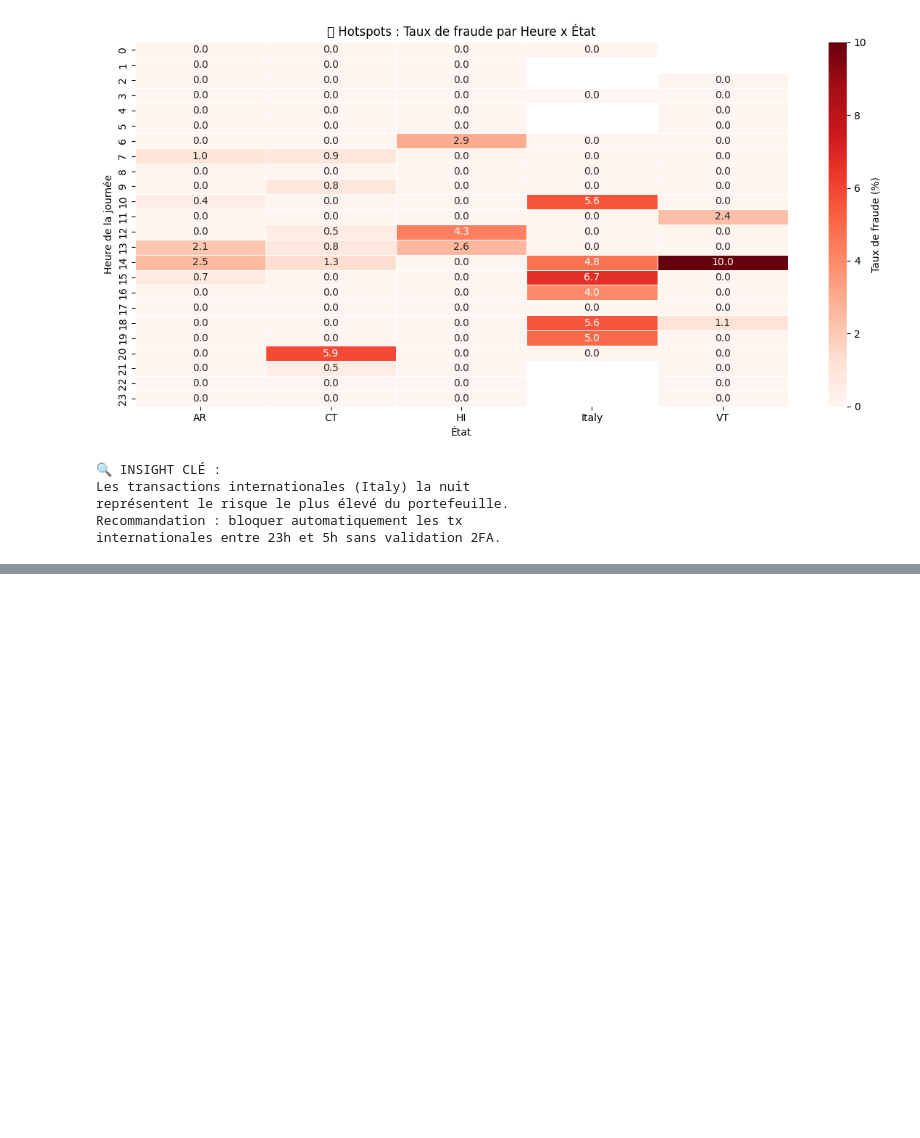
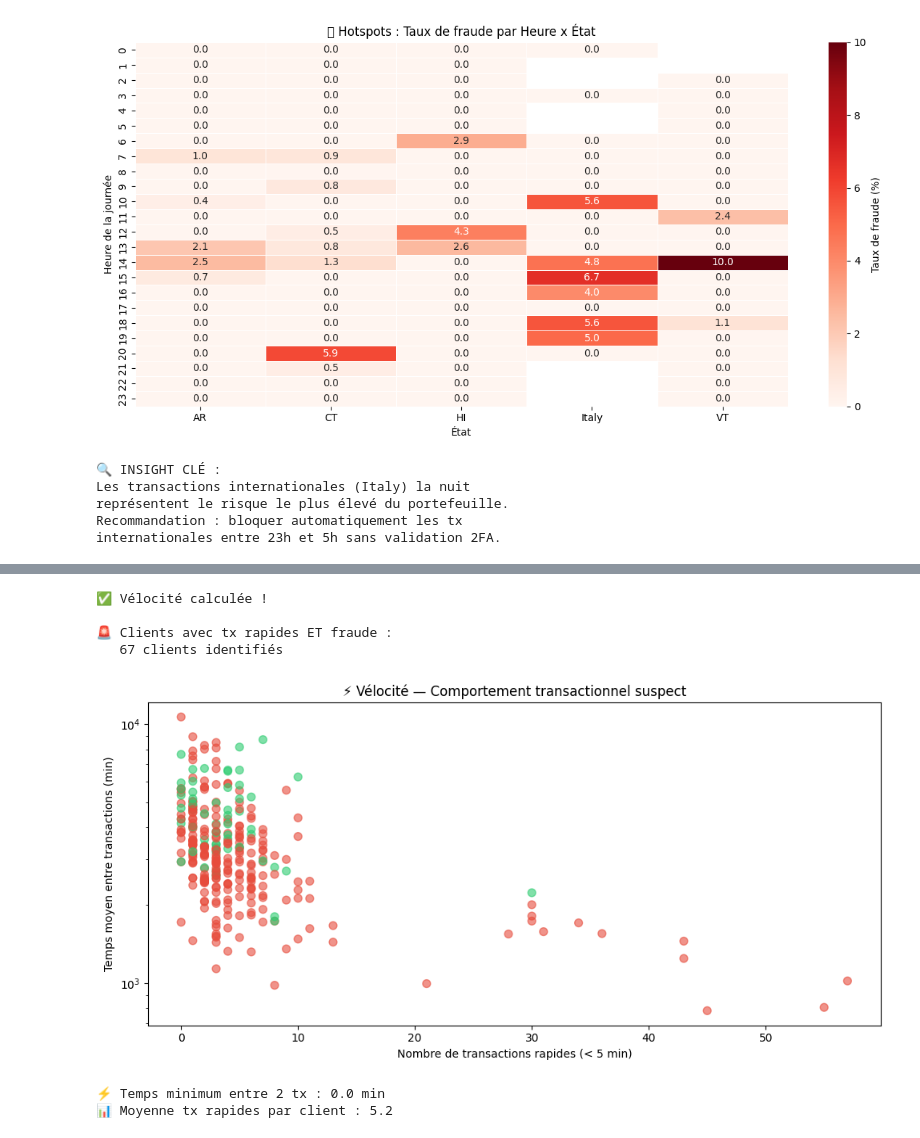
Before and after one commit to ccsnafi/Aurora_Bank_Fraud_Detection, a Jupyter notebook: Aurora_Bank_Fraud_Detection.ipynb, the cells around one changed output, grey strips where cells are left out. Saved outputs shown, nothing was run; the diff lists cells and outputs as text; code cells hidden in the pictures; blank space fills up the shorter version.

```diff
--- a/Aurora_Bank_Fraud_Detection.ipynb
+++ b/Aurora_Bank_Fraud_Detection.ipynb
@@ -623,0 +744,57 @@ shap.summary_plot(shap_values, X_test,
+# %%
+# ================================
+# VÉLOCITÉ DES TRANSACTIONS
+# ================================
+
+# Trier par client et date
+tx_sorted = tx.sort_values(['client_id', 'date'])
+
+# Temps entre deux transactions consécutives
+tx_sorted['temps_precedent'] = tx_sorted.groupby(
+    'client_id')['date'].diff().dt.total_seconds() / 60
+
+# Transactions rapides = moins de 5 minutes
+tx_sorted['tx_rapide'] = (tx_sorted['temps_precedent'] < 5).astype(int)
+
+# Agrégation par client
+velocite = tx_sorted.groupby('client_id').agg(
+    nb_tx_rapides=('tx_rapide', 'sum'),
+    temps_moyen_entre_tx=('temps_precedent', 'mean'),
+    temps_min_entre_tx=('temps_precedent', 'min')
+).reset_index()
+
+# Lien avec la fraude
+velocite_fraud = tx_sorted.groupby('client_id')['is_fraud'].sum().reset_index()
+velocite = velocite.merge(velocite_fraud, on='client_id')
+
+print("✅ Vélocité calculée !")
+print(f"\n🚨 Clients avec tx rapides ET fraude :")
+risky_velocity = velocite[
+    (velocite['nb_tx_rapides'] > 5) &
+    (velocite['is_fraud'] > 0)]
+print(f"   {len(risky_velocity)} clients identifiés")
+
+# Visualisation
+plt.figure(figsize=(10, 5))
+colors = velocite['is_fraud'].apply(
+    lambda x: '#e74c3c' if x > 0 else '#2ecc71')
+plt.scatter(velocite['nb_tx_rapides'],
+            velocite['temps_moyen_entre_tx'],
+            c=colors, alpha=0.6, s=50)
+plt.xlabel('Nombre de transactions rapides (< 5 min)')
+plt.ylabel('Temps moyen entre transactions (min)')
+plt.title('⚡ Vélocité — Comportement transactionnel suspect')
+plt.yscale('log')
+plt.tight_layout()
+plt.show()
+
+print(f"\n⚡ Temps minimum entre 2 tx : {velocite['temps_min_entre_tx'].min():.1f} min")
+print(f"📊 Moyenne tx rapides par client : {velocite['nb_tx_rapides'].mean():.1f}")
+# %% [output]
+✅ Vélocité calculée !
+
+🚨 Clients avec tx rapides ET fraude :
+   67 clients identifiés
+[figure, added]
+⚡ Temps minimum entre 2 tx : 0.0 min
+📊 Moyenne tx rapides par client : 5.2
```
Also changed, not shown: parts of 6 cells of this notebook.
